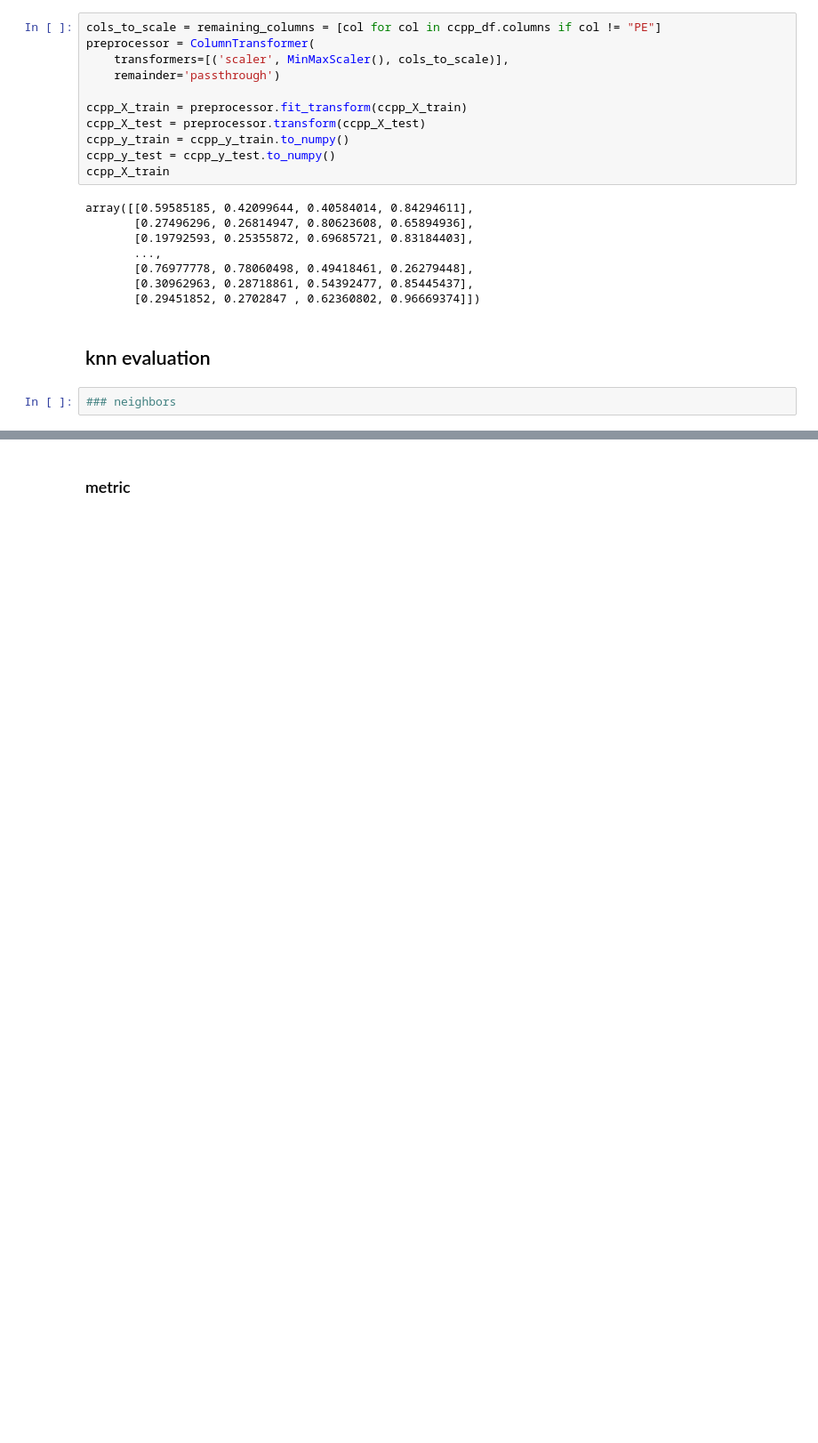
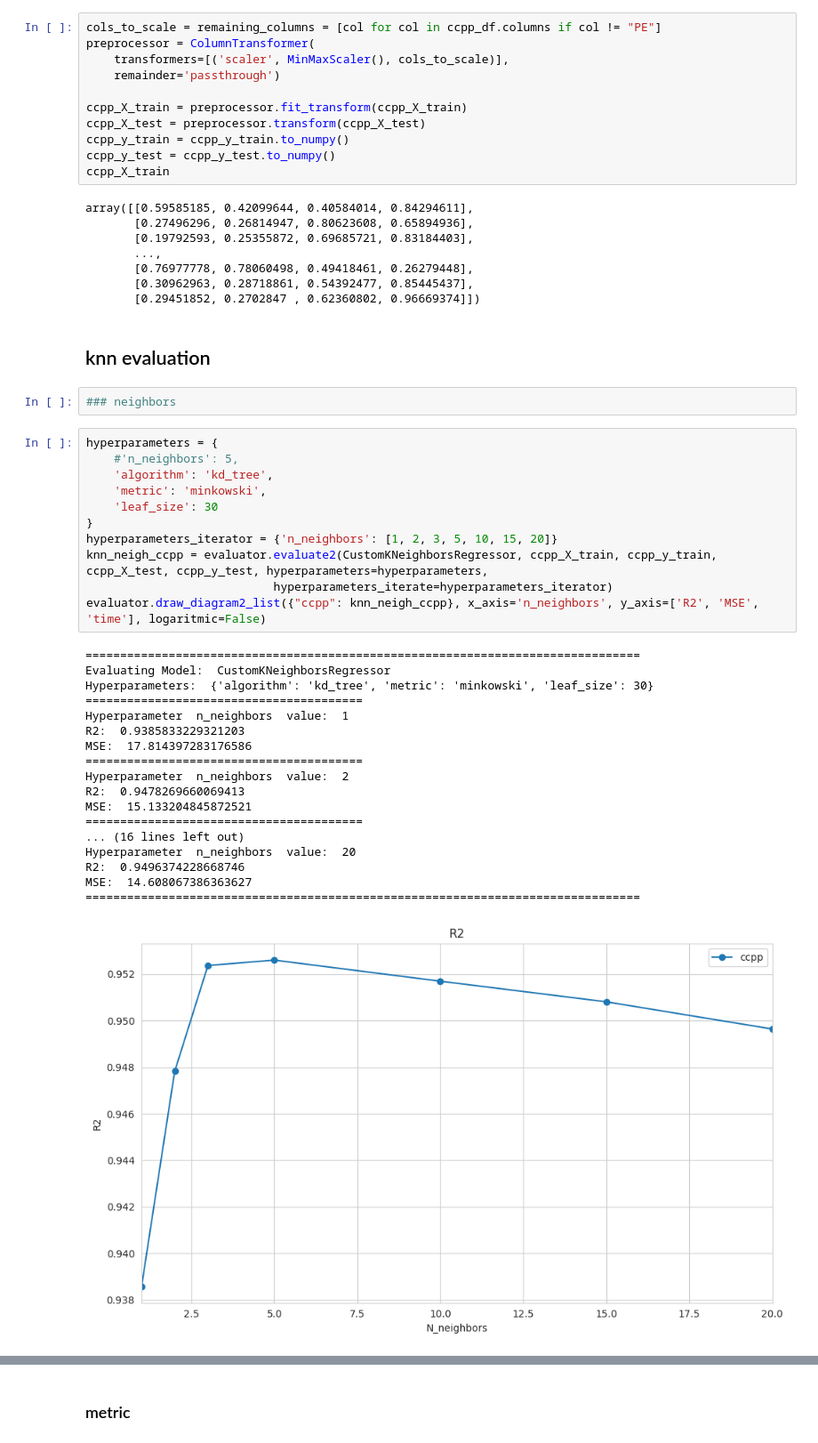
Before and after one commit to Maustrian3/ML24, a Jupyter notebook: exercise-2/ex2-evaluation.ipynb, the cells around one changed output, grey strips where cells are left out. Shown at 89% size. Saved outputs shown, nothing was run; the diff lists cells and outputs as text; blank space fills up the shorter version.

```diff
--- a/exercise-2/ex2-evaluation.ipynb
+++ b/exercise-2/ex2-evaluation.ipynb
@@ -240,3 +242,33 @@ array([[0.59585185, 0.42099644, 0.40584014, 0.84294611],
 ## knn evaluation
 # %%
 ### neighbors
+# %%
+hyperparameters = {
+    #'n_neighbors': 5,
+    'algorithm': 'kd_tree',
+    'metric': 'minkowski',
+    'leaf_size': 30
+}
+hyperparameters_iterator = {'n_neighbors': [1, 2, 3, 5, 10, 15, 20]}
+knn_neigh_ccpp = evaluator.evaluate2(CustomKNeighborsRegressor, ccpp_X_train, ccpp_y_train, ccpp_X_test, ccpp_y_test, hyperparameters=hyperparameters,
+                           hyperparameters_iterate=hyperparameters_iterator)
+evaluator.draw_diagram2_list({"ccpp": knn_neigh_ccpp}, x_axis='n_neighbors', y_axis=['R2', 'MSE', 'time'], logaritmic=False)
+# %% [output]
+================================================================================
+Evaluating Model:  CustomKNeighborsRegressor
+Hyperparameters:  {'algorithm': 'kd_tree', 'metric': 'minkowski', 'leaf_size': 30}
+========================================
+Hyperparameter  n_neighbors  value:  1
+R2:  0.9385833229321203
+MSE:  17.814397283176586
+========================================
+Hyperparameter  n_neighbors  value:  2
+R2:  0.9478269660069413
+MSE:  15.133204845872521
+========================================
+... (16 lines left out)
+Hyperparameter  n_neighbors  value:  20
+R2:  0.9496374228668746
+MSE:  14.608067386363627
+================================================================================
+[figure, added]
```
Also changed, not shown: parts of 15 cells of this notebook.
